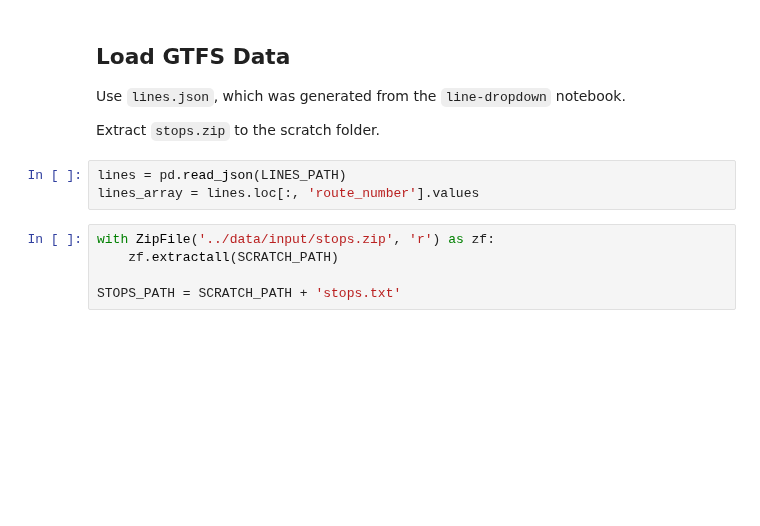
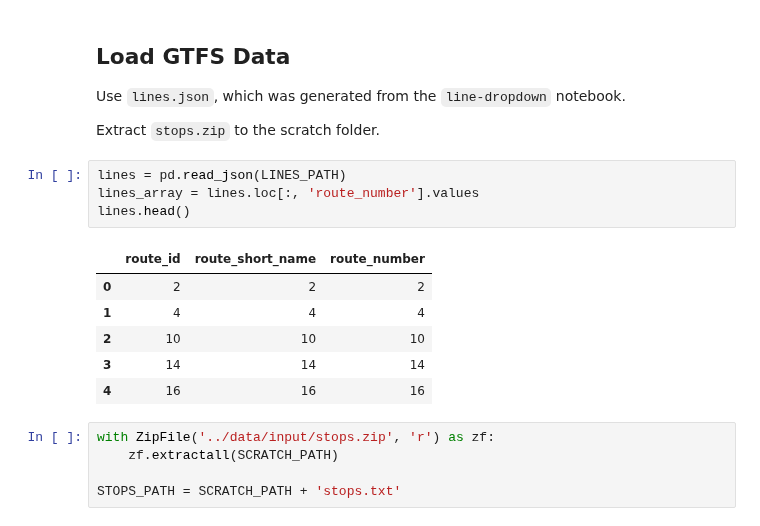
Before and after one commit to LACMTA/mybus-dev, a Jupyter notebook: notebooks/stop-changes.ipynb, the cells around one changed output. Cells and saved outputs as stored; diff of their text form; blank space fills up the shorter version.

```diff
--- a/notebooks/stop-changes.ipynb
+++ b/notebooks/stop-changes.ipynb
@@ -27,6 +27,14 @@ Extract `stops.zip` to the scratch folder.
 # %%
 lines = pd.read_json(LINES_PATH)
 lines_array = lines.loc[:, 'route_number'].values
+lines.head()
+# %% [output]
+|  | route_id | route_short_name | route_number |
+| 0 | 2 | 2 | 2 |
+| 1 | 4 | 4 | 4 |
+| 2 | 10 | 10 | 10 |
+| 3 | 14 | 14 | 14 |
+| 4 | 16 | 16 | 16 |
 # %%
 with ZipFile('../data/input/stops.zip', 'r') as zf:
     zf.extractall(SCRATCH_PATH)
```
Also changed, not shown: parts of 4 cells of this notebook.
